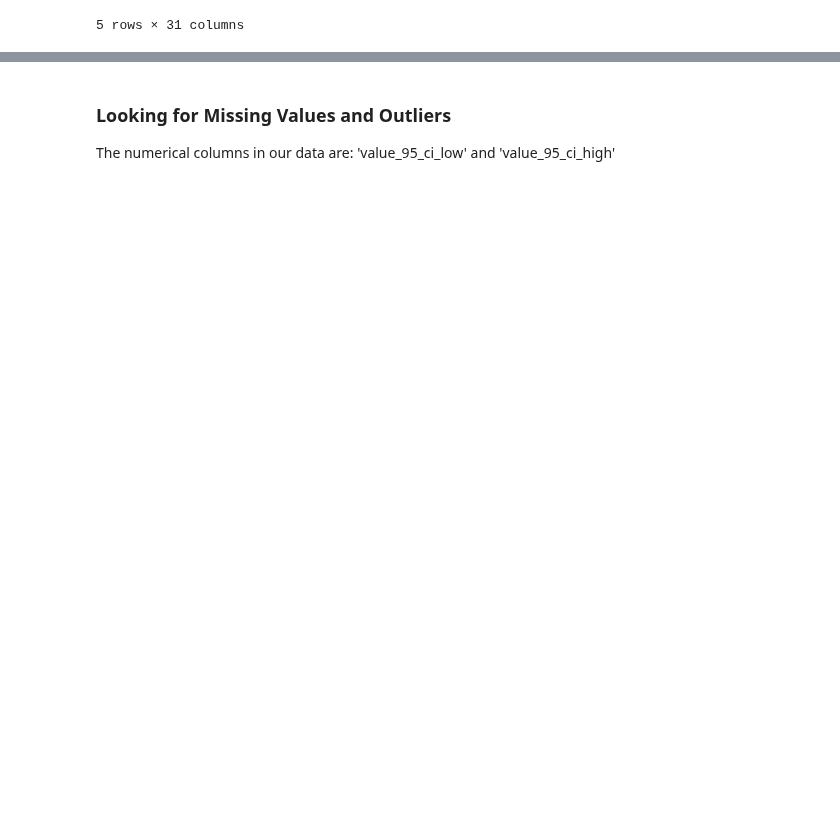
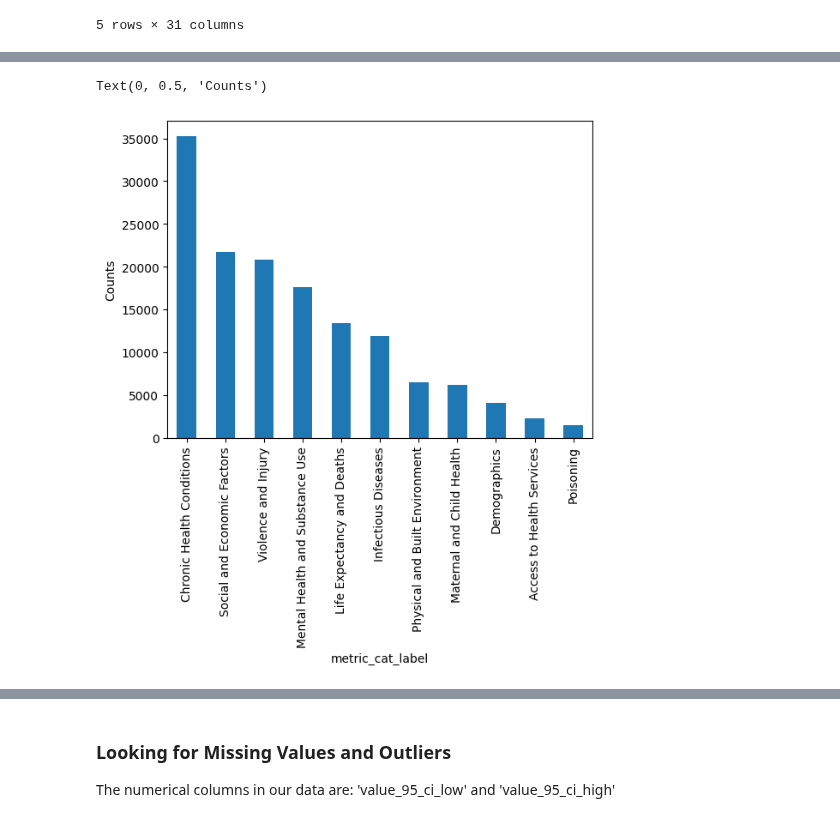
Before and after one commit to kohlerch/G4C-Project, a Jupyter notebook: Project/big-cities-health/BigCitiesHealth.ipynb, the cells around one changed output, grey strips where cells are left out. Cells and saved outputs as stored; diff of their text form; code cells hidden in the pictures; blank space fills up the shorter version.

Commit message:
Visualisation and Outliers

```diff
--- a/Project/big-cities-health/BigCitiesHealth.ipynb
+++ b/Project/big-cities-health/BigCitiesHealth.ipynb
@@ -33,0 +41,7 @@ Name: count, Length: 2258, dtype: int64
+# %%
+cat_counts = data['metric_cat_label'].value_counts()
+cat_counts.plot.bar()
+plt.ylabel('Counts')
+# %% [output]
+Text(0, 0.5, 'Counts')
+[figure, added]
```
Also changed, not shown: parts of 19 cells of this notebook.
